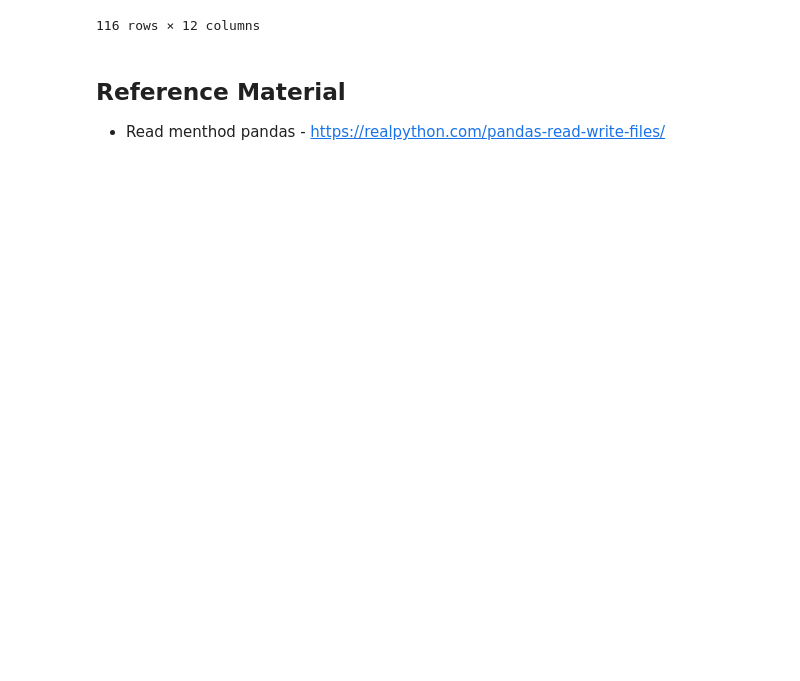
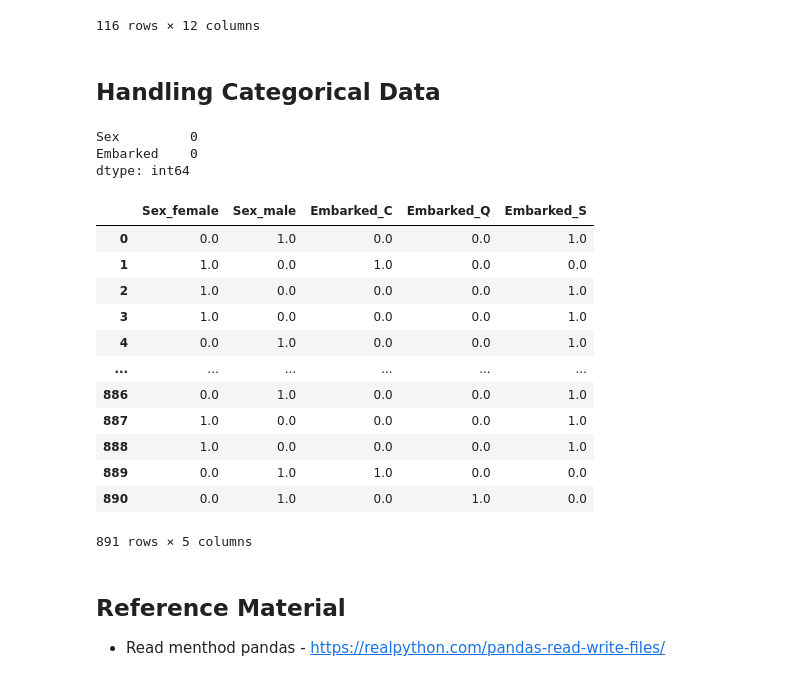
Before and after one commit to hargurjeet/Adhoc-Activities, a Jupyter notebook: Data_Preprocessing_Using_Python.ipynb, the cells around one changed output. Saved outputs shown, nothing was run; the diff lists cells and outputs as text; code cells hidden in the pictures; blank space fills up the shorter version.

```diff
--- a/Data_Preprocessing_Using_Python.ipynb
+++ b/Data_Preprocessing_Using_Python.ipynb
@@ -132,6 +133,45 @@ outliers
 | 863 | 864 | 0 | 3 | Sage, Miss. Dorothy Edith "Dolly" | female | 29.699118 | 8 | 2 | CA. 2343 | 69.5500 | ... |
 | 879 | 880 | 1 | 1 | Potter, Mrs. Thomas Jr (Lily Alex... | female | 56.000000 | 0 | 1 | 11767 | 83.1583 | ... |
 116 rows × 12 columns
+# %% [markdown]
+## **Handling Categorical Data**
+# %%
+## Impute missing values in 'Sex' and 'Embarked' columns with most frequent value
+imputer = SimpleImputer(strategy='most_frequent')
+titanic_df[['Sex', 'Embarked']] = imputer.fit_transform(titanic_df[['Sex', 'Embarked']])
+
+# Verify the changes
+print(titanic_df[['Sex', 'Embarked']].isnull().sum())
+# %% [output]
+Sex         0
+Embarked    0
+dtype: int64
+# %%
+# Create an instance of the OneHotEncoder class
+encoder = OneHotEncoder(sparse=False, handle_unknown='ignore')
+
+# One hot encode 'Sex' and 'Embarked' columns
+encoded_cols = encoder.fit_transform(titanic_df[['Sex', 'Embarked']])
+
+# Convert the encoded columns to a dataframe and append to the original dataframe
+encoded_df = pd.DataFrame(encoded_cols, columns=encoder.get_feature_names_out(['Sex', 'Embarked']))
+titanic_df = pd.concat([titanic_df, encoded_df], axis=1)
+# %%
+encoded_df
+# %% [output]
+|  | Sex_female | Sex_male | Embarked_C | Embarked_Q | Embarked_S |
+| 0 | 0.0 | 1.0 | 0.0 | 0.0 | 1.0 |
+| 1 | 1.0 | 0.0 | 1.0 | 0.0 | 0.0 |
+| 2 | 1.0 | 0.0 | 0.0 | 0.0 | 1.0 |
+| 3 | 1.0 | 0.0 | 0.0 | 0.0 | 1.0 |
+| 4 | 0.0 | 1.0 | 0.0 | 0.0 | 1.0 |
+| ... | ... | ... | ... | ... | ... |
+| 886 | 0.0 | 1.0 | 0.0 | 0.0 | 1.0 |
+| 887 | 1.0 | 0.0 | 0.0 | 0.0 | 1.0 |
+| 888 | 1.0 | 0.0 | 0.0 | 0.0 | 1.0 |
+| 889 | 0.0 | 1.0 | 1.0 | 0.0 | 0.0 |
+| 890 | 0.0 | 1.0 | 0.0 | 1.0 | 0.0 |
+891 rows × 5 columns
 # %% [markdown]
 ## **Reference Material**
 
```
Also changed, not shown: parts of 3 cells of this notebook.
